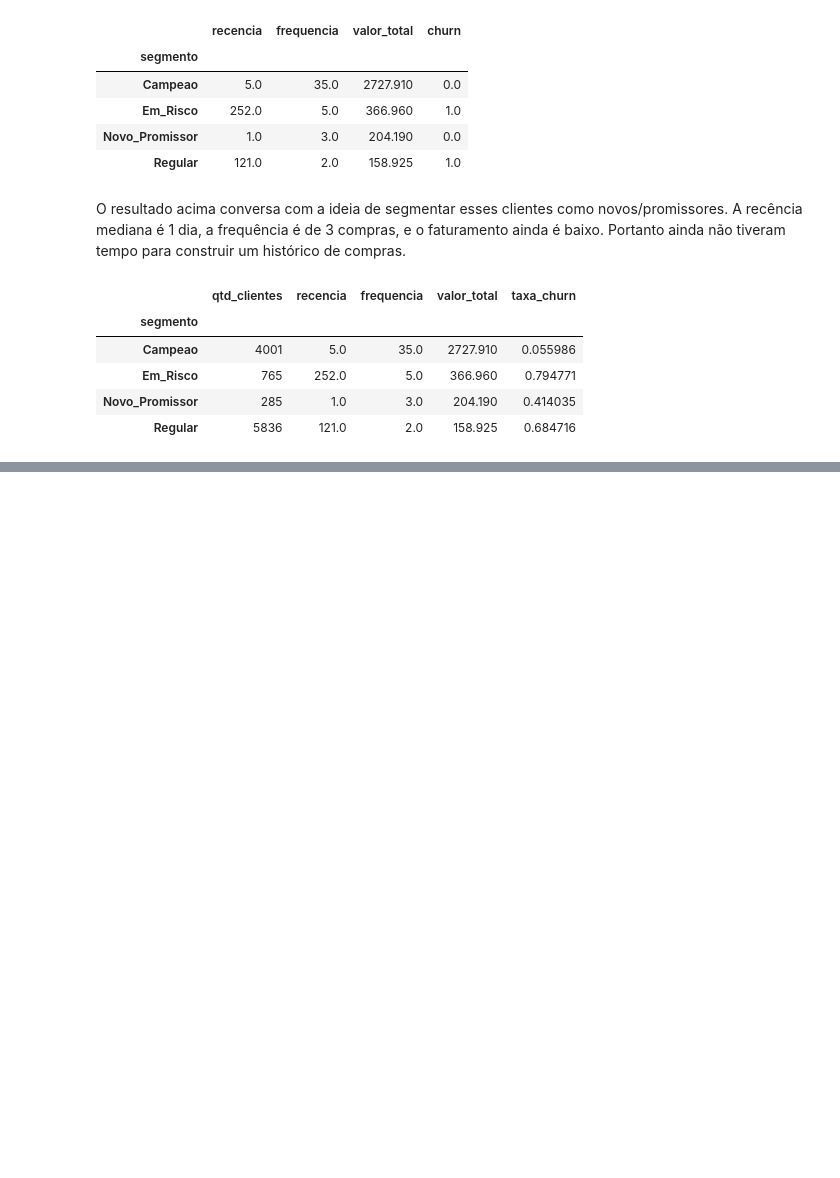
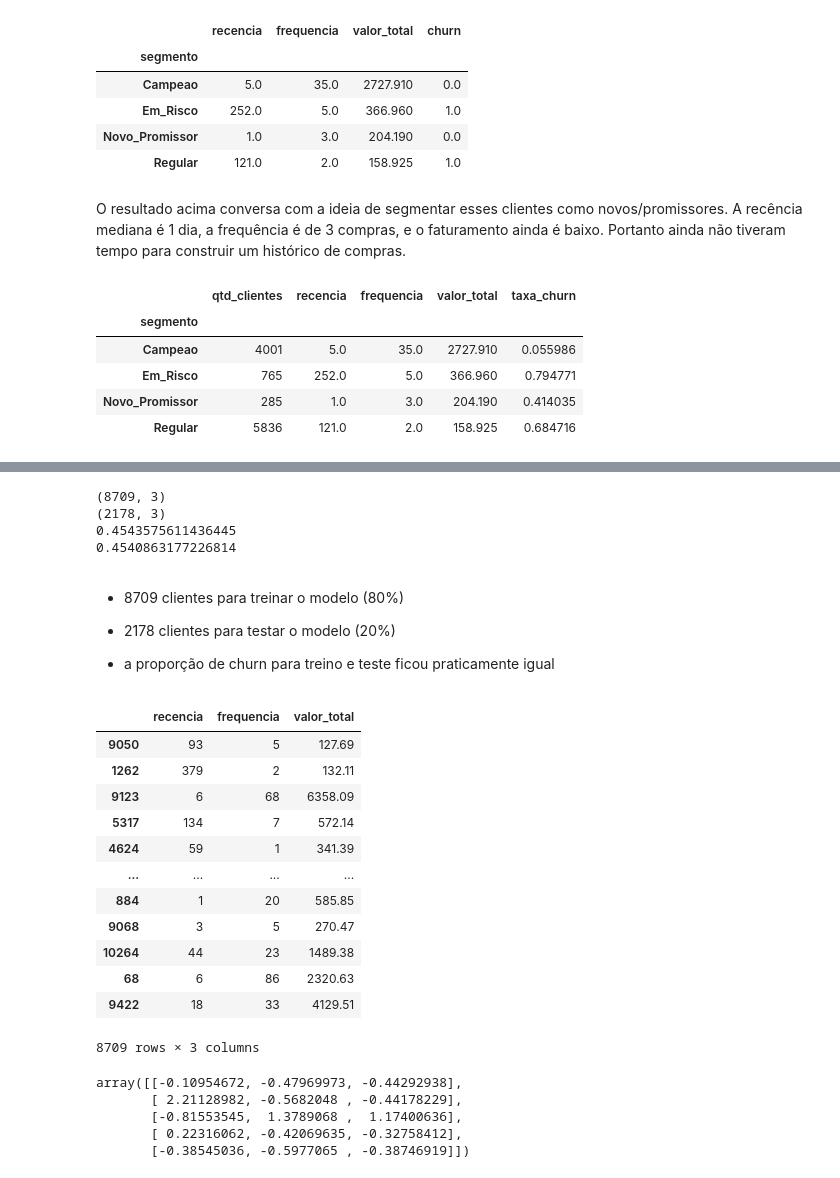
Before and after one commit to FelipeC-astro/TESTE_TECNICO_ANALISTA_PLENO, a Jupyter notebook: teste_tecnico.ipynb, the cells around one changed output, grey strips where cells are left out. Drawn from its saved outputs; the diff is of its cells as text; code cells hidden in the pictures; blank space fills up the shorter version.

```diff
--- a/teste_tecnico.ipynb
+++ b/teste_tecnico.ipynb
@@ -1019,0 +1026,48 @@ resumo_segmentos
+# %%
+# Definição de churn usada: cliente que comprou até 28/02/2026 mas não realizou nenhuma compra entre 01/03/2026 e 31/05/2026.
+# churn = 1 caso não tenha feito uma compra nos 3 meses seguintes
+# churn = 0 caso contrário
+
+# Modelo escolhido: regressão logística
+#   é simples e fornece importância das variáveis, além de ser amplamente usado para modelagem de churn.
+
+
+# variáveis explicativas (features)
+X = rfm[[
+    "recencia",
+    "frequencia",
+    "valor_total"
+]]
+
+
+# variável alvo (target)
+y = rfm["churn"]
+# %%
+# aqui será feita a separação entre dados de treino e dados de teste
+
+from sklearn.model_selection import train_test_split
+
+X_train, X_test, y_train, y_test = train_test_split(
+    X,
+    y,
+    test_size=0.2,      # 20% para teste e 80% para treino
+    random_state=42,    # sorteio dos clientes para treino/teste é aleatório
+    stratify=y          # treino e teste mantém a proporção 45% churn e 55% não churn já medida
+)
+# %%
+print(X_train.shape)
+print(X_test.shape)
+
+print(y_train.mean())
+print(y_test.mean())
+# %% [output]
+(8709, 3)
+(2178, 3)
+0.4543575611436445
+0.4540863177226814
+# %% [markdown]
+- 8709 clientes para treinar o modelo (80%)
+
+- 2178 clientes para testar o modelo (20%)
+
+- a proporção de churn para treino e teste ficou praticamente igual
@@ -1019,0 +1088,24 @@ resumo_segmentos
+# %%
+X_train
+# %% [output]
+|  | recencia | frequencia | valor_total |
+| 9050 | 93 | 5 | 127.69 |
+| 1262 | 379 | 2 | 132.11 |
+| 9123 | 6 | 68 | 6358.09 |
+| 5317 | 134 | 7 | 572.14 |
+| 4624 | 59 | 1 | 341.39 |
+| ... | ... | ... | ... |
+| 884 | 1 | 20 | 585.85 |
+| 9068 | 3 | 5 | 270.47 |
+| 10264 | 44 | 23 | 1489.38 |
+| 68 | 6 | 86 | 2320.63 |
+| 9422 | 18 | 33 | 4129.51 |
+8709 rows × 3 columns
+# %%
+X_train_scaled[:5]
+# %% [output]
+array([[-0.10954672, -0.47969973, -0.44292938],
+       [ 2.21128982, -0.5682048 , -0.44178229],
+       [-0.81553545,  1.3789068 ,  1.17400636],
+       [ 0.22316062, -0.42069635, -0.32758412],
+       [-0.38545036, -0.5977065 , -0.38746919]])
```
Also changed, not shown: parts of 17 cells of this notebook.
